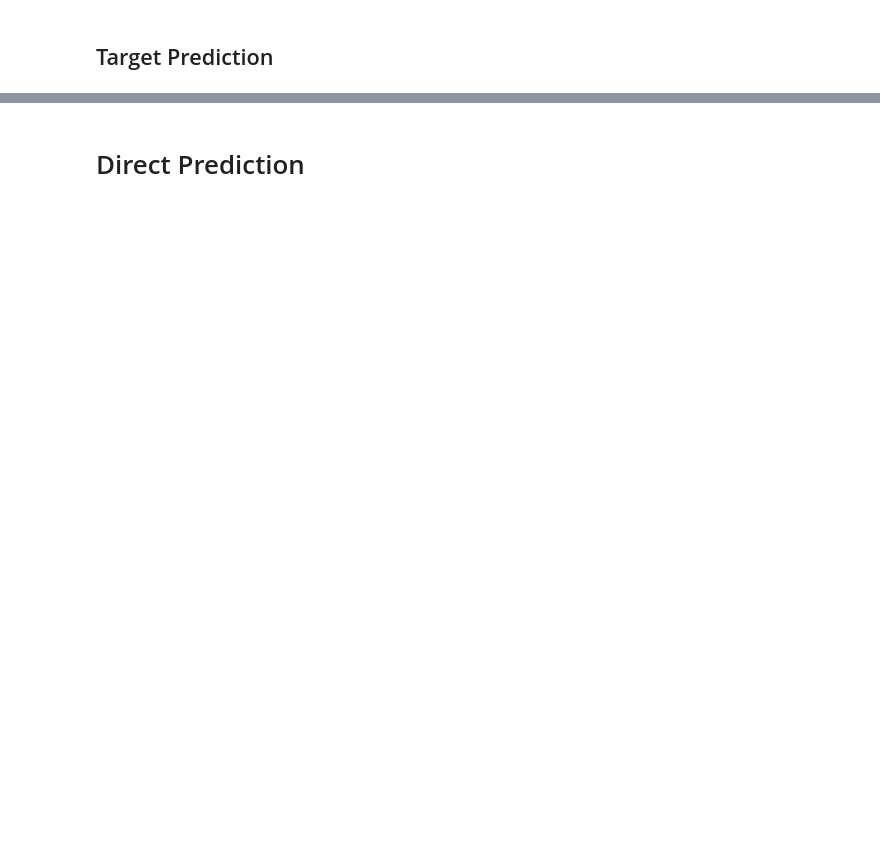
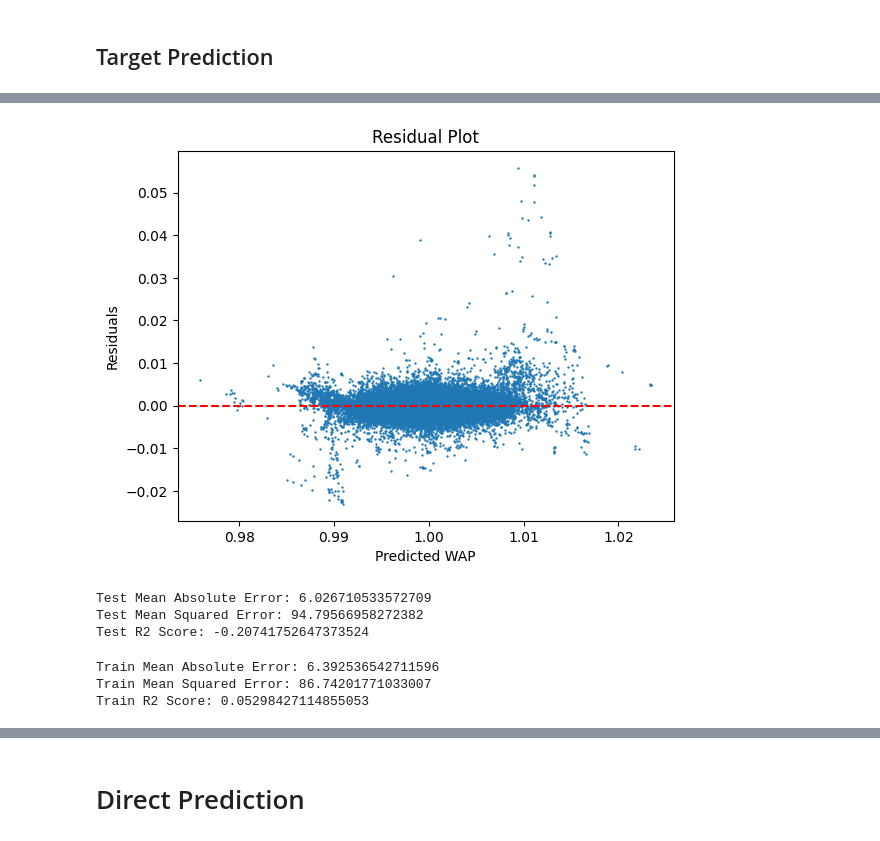
Before and after one commit to fdraverta/comp642-project, a Jupyter notebook: dd-notebooks/decision_trees.ipynb, the cells around one changed output, grey strips where cells are left out. Drawn from its saved outputs; the diff is of its cells as text; code cells hidden in the pictures; blank space fills up the shorter version.

```diff
--- a/dd-notebooks/decision_trees.ipynb
+++ b/dd-notebooks/decision_trees.ipynb
@@ -301,0 +345,56 @@ plt.show()
+# %%
+residuals = test_df['wap_t+60'] - test_df['wap_t+60_pred']
+plt.scatter(test_df['wap_t+60_pred'], residuals, s=0.5)
+plt.xlabel('Predicted WAP')
+plt.ylabel('Residuals')
+plt.title('Residual Plot')
+plt.axhline(y=0, color='r', linestyle='--')
+plt.show()
+# %% [output]
+[figure, added]
+# %%
+def compute_index(df, wap_column='wap_t+60_pred', index_column='index_wap'):
+    for _, records  in tqdm(df.groupby(['date_id', 'seconds_in_bucket'])):
+        # records = records.sort_values(by=['stock_id', 'date_id', 'seconds_in_bucket'])
+        curr_x = records[wap_column] / records['wap'] * 10000
+        if curr_x.size != 200:
+            continue
+        index_wap = np.dot(WEIGHTS, curr_x) + intercept
+        df.loc[records.index, index_column] = [index_wap] * records.index.size
+
+    return df
+
+test_df = compute_index(test_df, wap_column='wap_t+60_pred')
+test_df = test_df.sort_values(by=["stock_id", "date_id", "seconds_in_bucket"])
+test_df["predicted_target"] = test_df["wap_t+60_pred"] / test_df["wap"] * 10000 - test_df["index_wap"]
+test_df = test_df[~test_df["predicted_target"].isna()]
+
+mae_test = mean_absolute_error(test_df["target"], test_df["predicted_target"])
+mse_test = mean_squared_error(test_df["target"], test_df["predicted_target"])
+r2_score_test = r2_score(test_df["target"], test_df["predicted_target"])
+
+print("Test Mean Absolute Error:", mae_test)
+print("Test Mean Squared Error:", mse_test)
+print("Test R2 Score:", r2_score_test)
+# %% [output]
+Test Mean Absolute Error: 6.026710533572709
+Test Mean Squared Error: 94.79566958272382
+Test R2 Score: -0.20741752647373524
+# %%
+train_df['wap_t+60_pred'] = y_pred_train
+train_df = compute_index(train_df, wap_column='wap_t+60_pred')
+train_df = train_df.sort_values(by=["stock_id", "date_id", "seconds_in_bucket"])
+train_df["predicted_target"] = train_df["wap_t+60_pred"] / train_df["wap"] * 10000 - train_df["index_wap"]
+train_df = train_df[~train_df["predicted_target"].isna()]
+
+mae_train = mean_absolute_error(train_df["target"], train_df["predicted_target"])
+mse_train = mean_squared_error(train_df["target"], train_df["predicted_target"])
+r2_score_train = r2_score(train_df["target"], train_df["predicted_target"])
+
+print("Train Mean Absolute Error:", mae_train)
+print("Train Mean Squared Error:", mse_train)
+print("Train R2 Score:", r2_score_train)
+# %% [output]
+Train Mean Absolute Error: 6.392536542711596
+Train Mean Squared Error: 86.74201771033007
+Train R2 Score: 0.05298427114855053
```
Also changed, not shown: parts of 86 cells of this notebook, 2 other files.
